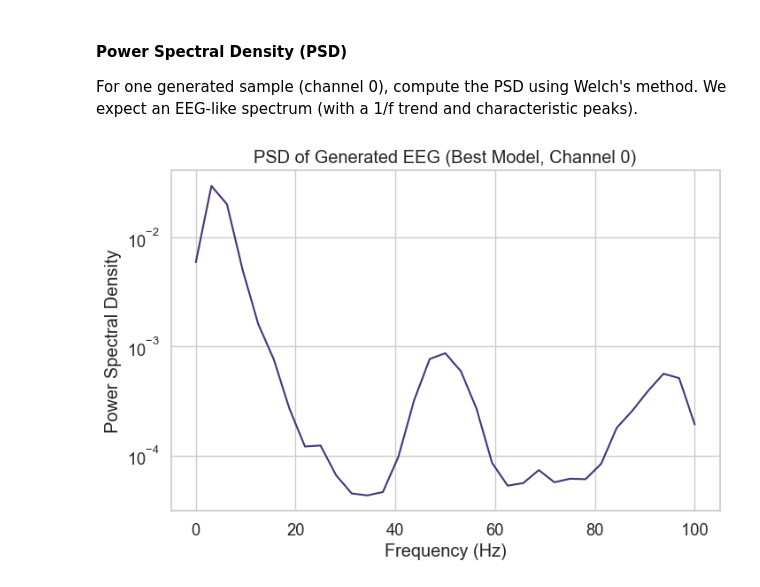
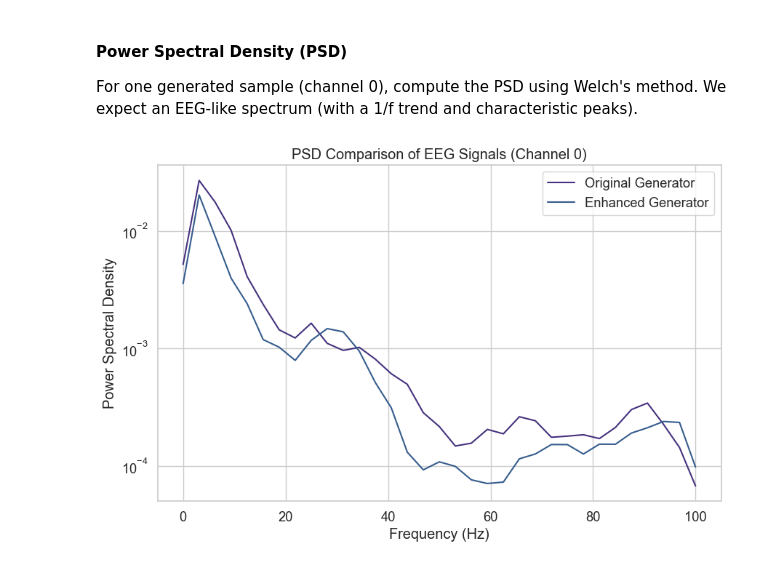
Before and after one commit to tneuschaefer/gnn-project, a Jupyter notebook: notebooks/GAN_augmentation_exploration.ipynb, the cells around one changed output. Cells and saved outputs as stored; diff of their text form; code cells hidden in the pictures.

```diff
--- a/notebooks/GAN_augmentation_exploration.ipynb
+++ b/notebooks/GAN_augmentation_exploration.ipynb
@@ -65,6 +71,8 @@ n_channels = 63
 signal_len = 1000    # 5 seconds at 200 Hz
 num_classes = 2
 
+target_signal_len = 1001
+
 batch_size = 64
 learning_rate = 5e-5
 lambda_gp = 10
@@ -695,20 +927,19 @@ plt.show()
 
 For one generated sample (channel 0), compute the PSD using Welch's method. We expect an EEG-like spectrum (with a 1/f trend and characteristic peaks).
 # %%
-from scipy.signal import welch
+def plot_psd_comparison(generator1, generator2, channel=0):
+    fs = 200
+    plt.figure(figsize=(10, 6))
+    for gen, label in zip([generator1, generator2], ["Original", "Enhanced"]):
+        sample = generate_samples(gen, 1, label_int=0)[0, channel, :]
+        freqs, psd = welch(sample, fs=fs, nperseg=64)
+        plt.semilogy(freqs, psd, label=f'{label} Generator')
+    plt.title("PSD Comparison of EEG Signals (Channel 0)")
+    plt.xlabel("Frequency (Hz)")
+    plt.ylabel("Power Spectral Density")
+    plt.legend()
+    plt.show()
 
-fs_generated = 200  # Sampling frequency
-sample_idx = 0
-channel_idx = 0
-signal_data = fake_samples[sample_idx, channel_idx, :]
-
-freqs, psd = welch(signal_data, fs=fs_generated, nperseg=64)
-
-plt.figure(figsize=(8, 5))
-plt.semilogy(freqs, psd)
-plt.title("PSD of Generated EEG (Best Model, Channel 0)")
-plt.xlabel("Frequency (Hz)")
-plt.ylabel("Power Spectral Density")
-plt.show()
+plot_psd_comparison(generator_original, generator_enhanced)
 # %% [output]
-[figure, old version]
+[figure, new version]
```
Also changed, not shown: parts of 23 cells of this notebook, 4 other files.
